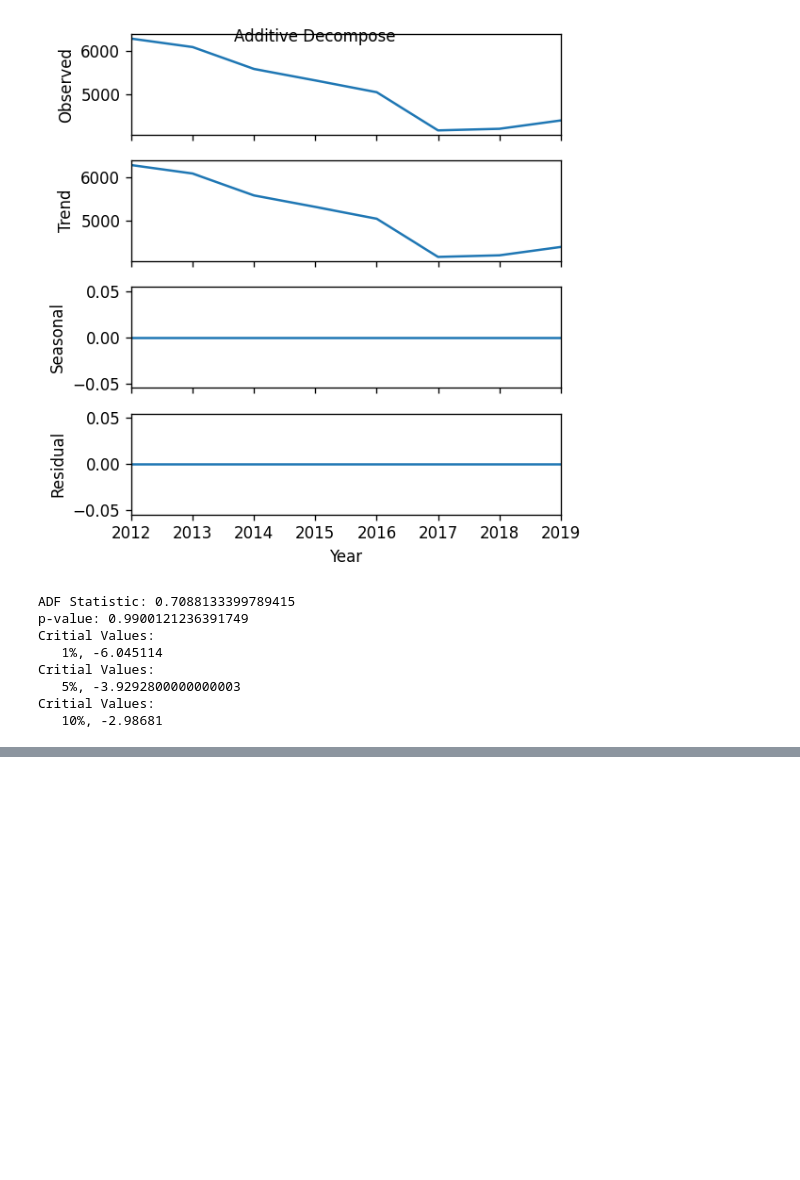
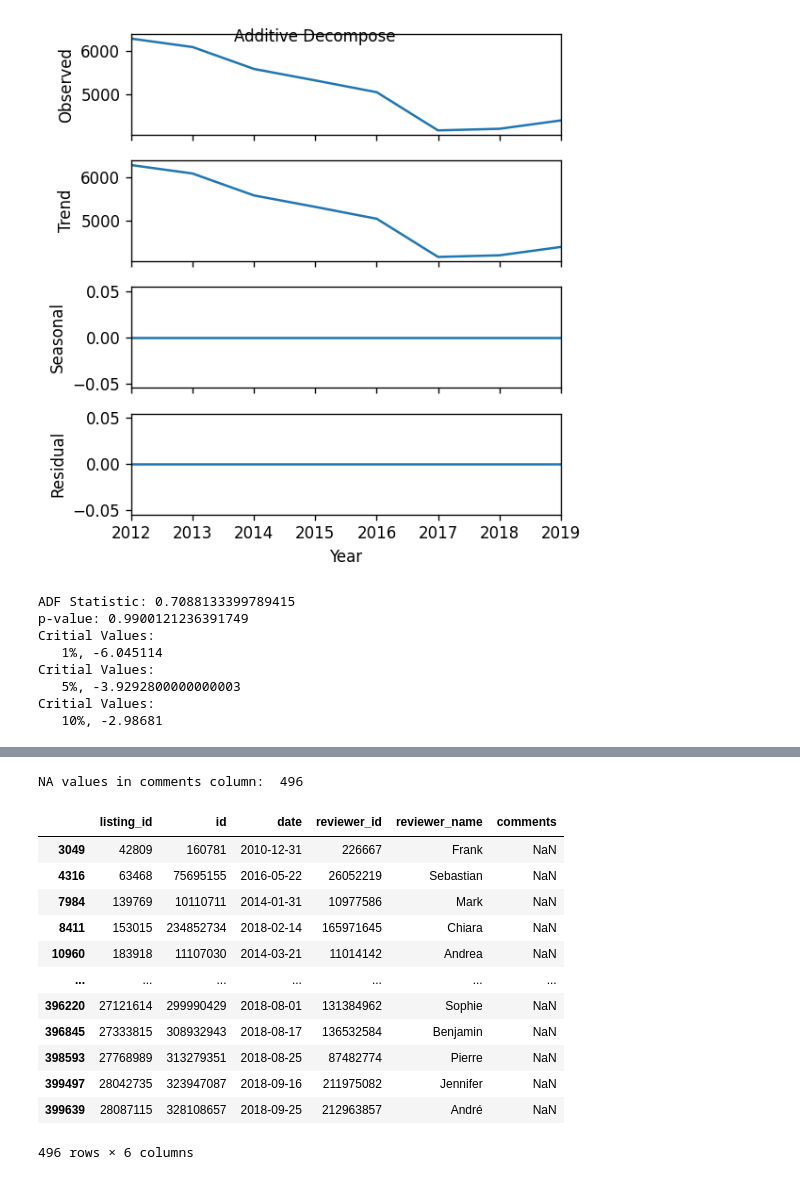
Before and after one commit to Jonny-Preuss/Berlin_stats_and_airbnb, a Jupyter notebook: BI_Project_Berlin_JP.ipynb, the cells around one changed output, grey strips where cells are left out. Cells and saved outputs as stored; diff of their text form; code cells hidden in the pictures; blank space fills up the shorter version.

```diff
--- a/BI_Project_Berlin_JP.ipynb
+++ b/BI_Project_Berlin_JP.ipynb
@@ -17,5 +19,5 @@ Mounted at /content/drive
 # %%
-path = 'drive/MyDrive/Colab Notebooks/BI/data'
+path = 'drive/MyDrive/Colab Notebooks/BI/data/'
 df_cr = pd.read_csv(path+'Berlin_crimes.csv', encoding="utf-8", parse_dates=['Year'])
 df_cr.head()
 # %% [output]
@@ -284,0 +451,4 @@ Critial Values:
+# %%
+## loading the reviews summary
+df_rs = pd.read_csv(path+'reviews_summary.csv', encoding="utf-8")
+df_rs.head()
@@ -284,0 +482,23 @@ Critial Values:
+# %%
+## changing date column to datetime type
+df_rs['date'] = pd.to_datetime(df_rs['date'])
+# %%
+## looking at null values in the comments column
+print('NA values in comments column: ',df_rs['comments'].isna().sum())
+print()
+df_rs[df_rs['comments'].isna()]
+# %% [output]
+NA values in comments column:  496
+|  | listing_id | id | date | reviewer_id | reviewer_name | comments |
+| 3049 | 42809 | 160781 | 2010-12-31 | 226667 | Frank | NaN |
+| 4316 | 63468 | 75695155 | 2016-05-22 | 26052219 | Sebastian | NaN |
+| 7984 | 139769 | 10110711 | 2014-01-31 | 10977586 | Mark | NaN |
+| 8411 | 153015 | 234852734 | 2018-02-14 | 165971645 | Chiara | NaN |
+| 10960 | 183918 | 11107030 | 2014-03-21 | 11014142 | Andrea | NaN |
+| ... | ... | ... | ... | ... | ... | ... |
+| 396220 | 27121614 | 299990429 | 2018-08-01 | 131384962 | Sophie | NaN |
+| 396845 | 27333815 | 308932943 | 2018-08-17 | 136532584 | Benjamin | NaN |
+| 398593 | 27768989 | 313279351 | 2018-08-25 | 87482774 | Pierre | NaN |
+| 399497 | 28042735 | 323947087 | 2018-09-16 | 211975082 | Jennifer | NaN |
+| 399639 | 28087115 | 328108657 | 2018-09-25 | 212963857 | André | NaN |
+496 rows × 6 columns
```
Also changed, not shown: parts of 41 cells of this notebook.
